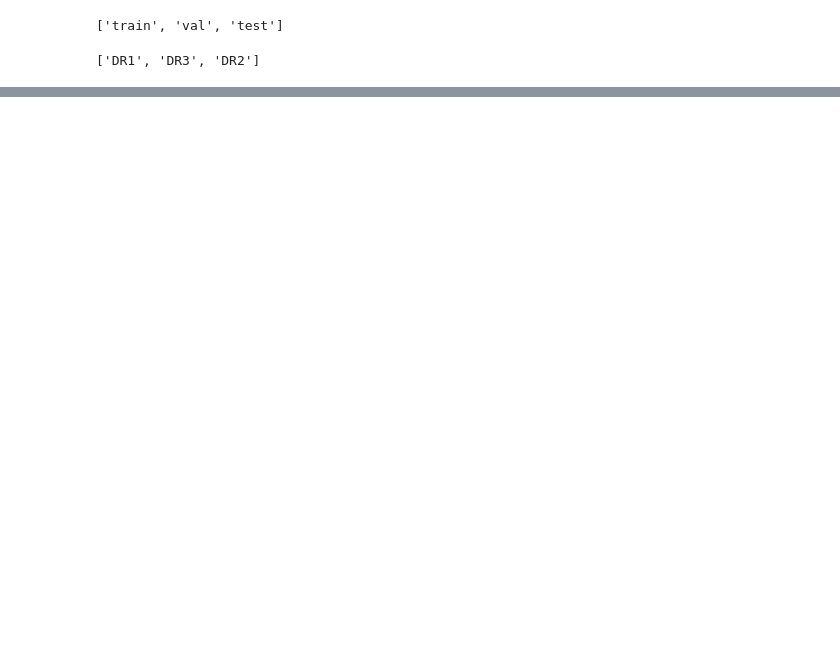
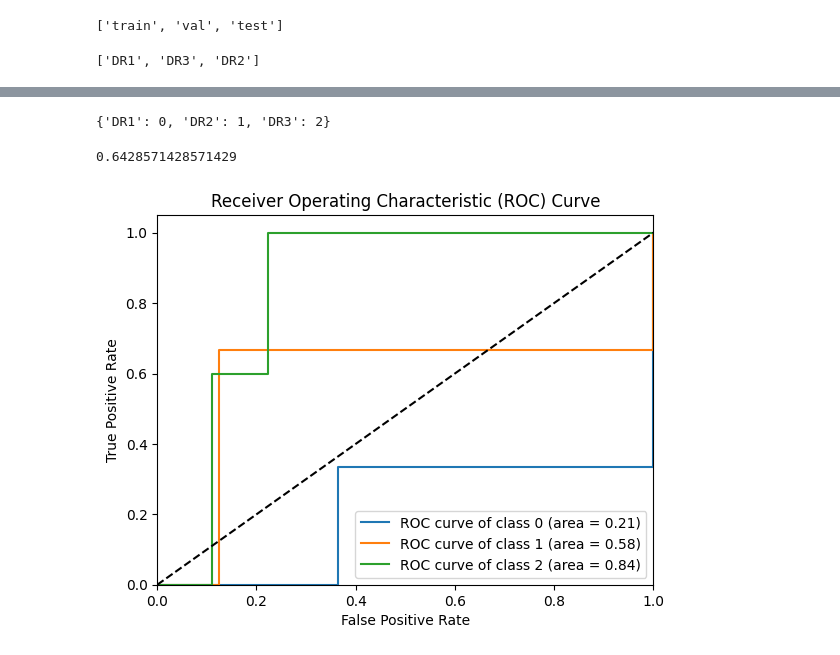
Before and after one commit to drskprabhakar/AI-ML-DL-colab-notebooks-coding-models, a Jupyter notebook: DR_model_IJO.ipynb, the cells around one changed output, grey strips where cells are left out. Drawn from its saved outputs; the diff is of its cells as text; code cells hidden in the pictures; blank space fills up the shorter version.

```diff
--- a/DR_model_IJO.ipynb
+++ b/DR_model_IJO.ipynb
@@ -22,0 +31,12 @@ Found 78 images belonging to 3 classes.
+# %%
+from tensorflow.keras.models import Sequential
+from tensorflow.keras.layers import Conv2D, Flatten, Dense
+
+model = Sequential()
+model.add(Conv2D(32, (3,3), activation='relu', input_shape=(150,150,3)))
+model.add(Flatten())
+model.add(Dense(3, activation='softmax'))
+model.compile(optimizer='adam',
+              loss='categorical_crossentropy',
+              metrics=['accuracy'])
+model.summary()
@@ -22,0 +57,3 @@ Found 78 images belonging to 3 classes.
+# %%
+model.fit(train, epochs=10, validation_data=val, batch_size=32)
+model.save('model.h5')
@@ -22,0 +87,3 @@ Found 78 images belonging to 3 classes.
+# %%
+y_true=test.classes
+y_true
@@ -22,0 +92,2 @@ Found 78 images belonging to 3 classes.
+# %%
+y_pred=model.predict(test)
@@ -22,0 +118,41 @@ Found 78 images belonging to 3 classes.
+# %%
+test.class_indices
+# %% [output]
+{'DR1': 0, 'DR2': 1, 'DR3': 2}
+# %%
+metrics.accuracy_score(y_true, y_pred1)
+# %% [output]
+0.6428571428571429
+# %%
+# prompt: Roc curve
+
+from sklearn.metrics import roc_curve, auc
+from sklearn.preprocessing import label_binarize
+import matplotlib.pyplot as plt
+
+y_test_bin = label_binarize(y_true, classes=[0, 1, 2])
+n_classes = y_test_bin.shape[1]
+
+fpr = dict()
+tpr = dict()
+roc_auc = dict()
+for i in range(n_classes):
+    fpr[i], tpr[i], _ = roc_curve(y_test_bin[:, i], y_pred[:, i])
+    roc_auc[i] = auc(fpr[i], tpr[i])
+
+# Plot ROC curves for each class
+plt.figure()
+for i in range(n_classes):
+    plt.plot(fpr[i], tpr[i], label='ROC curve of class {0} (area = {1:0.2f})'
+                                   ''.format(i, roc_auc[i]))
+
+plt.plot([0, 1], [0, 1], 'k--')
+plt.xlim([0.0, 1.0])
+plt.ylim([0.0, 1.05])
+plt.xlabel('False Positive Rate')
+plt.ylabel('True Positive Rate')
+plt.title('Receiver Operating Characteristic (ROC) Curve')
+plt.legend(loc="lower right")
+plt.show()
+# %% [output]
+[figure, added]
```
Also changed, not shown: parts of 10 cells of this notebook.
